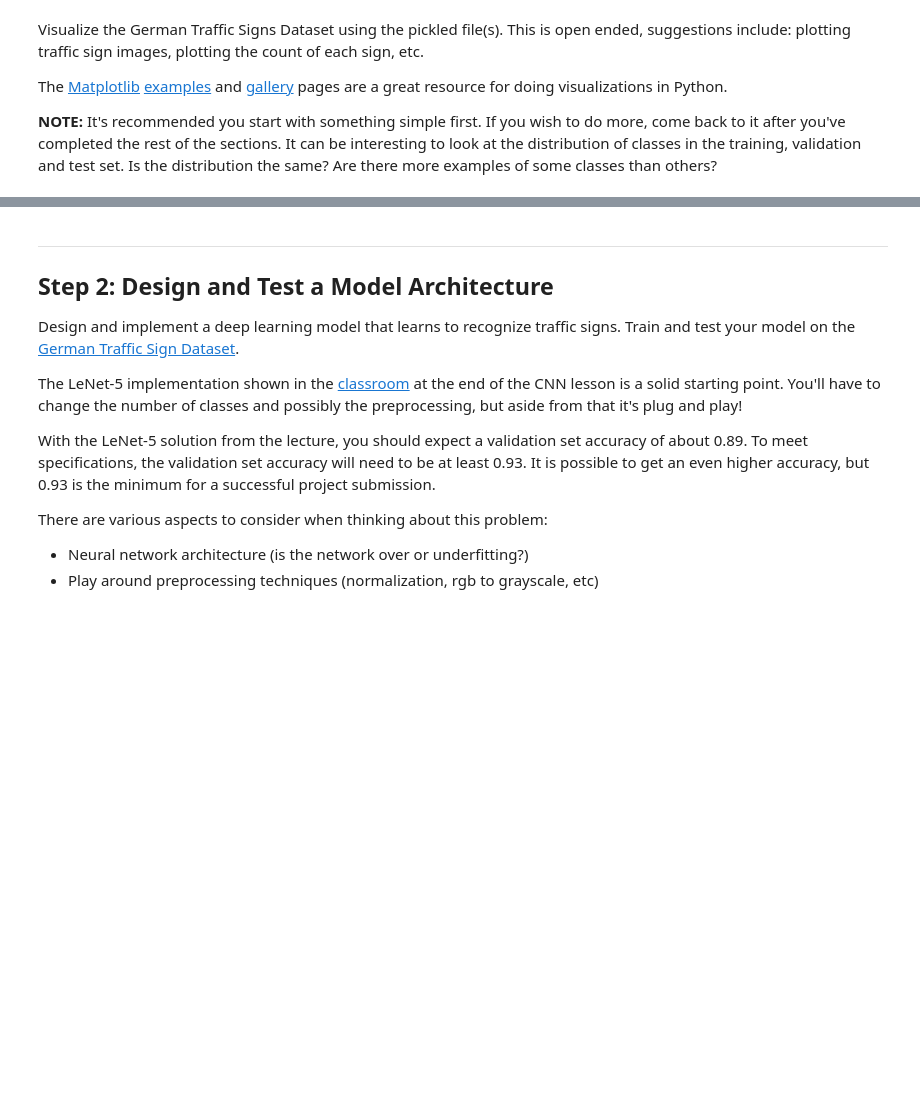
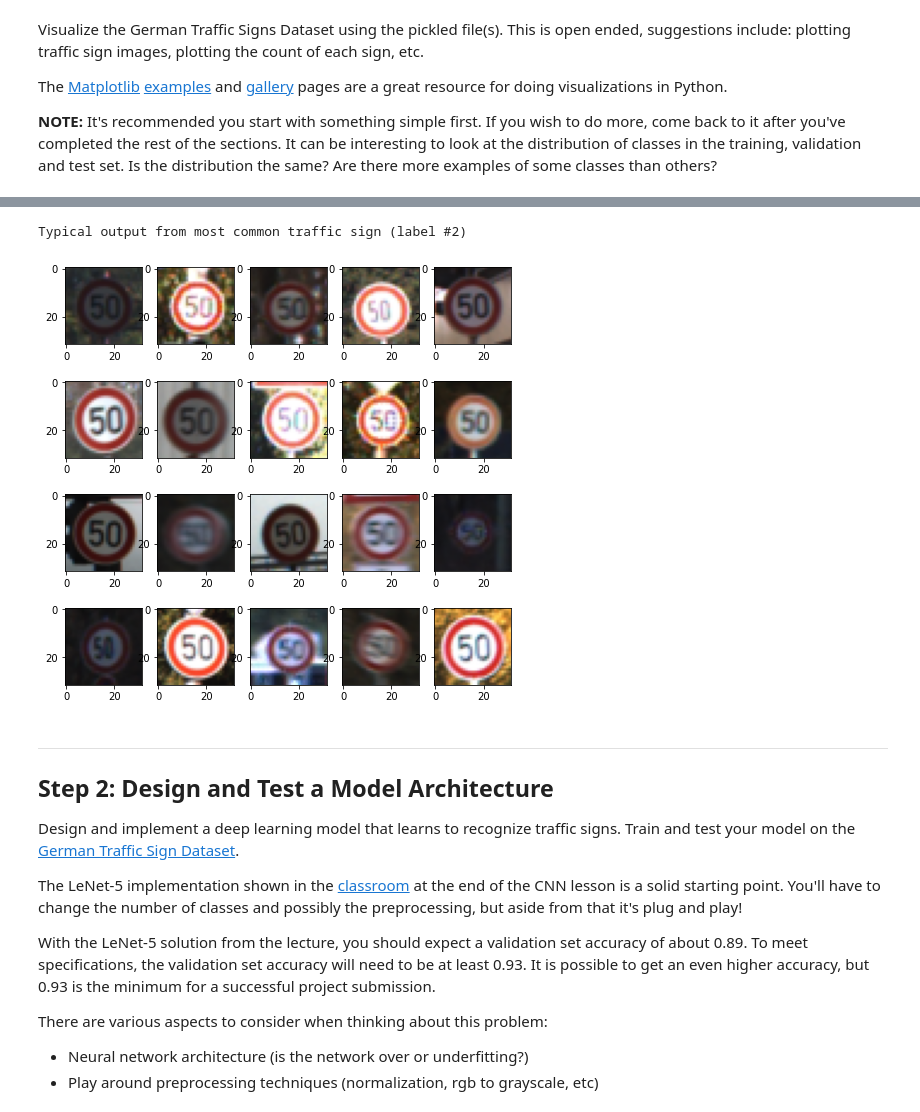
Before and after one commit to cristiandatum/Traffic_Sign_Classifier, a Jupyter notebook: Traffic_Sign_Classifier.ipynb, the cells around one changed output, grey strips where cells are left out. Saved outputs shown, nothing was run; the diff lists cells and outputs as text; code cells hidden in the pictures; blank space fills up the shorter version.

```diff
--- a/Traffic_Sign_Classifier.ipynb
+++ b/Traffic_Sign_Classifier.ipynb
@@ -152,0 +138,5 @@ plt.show()
+# %%
+#Creating dataframes for classes of training, validation and test data:
+df_train=pd.DataFrame(y_train,columns=['class'])
+df_valid=pd.DataFrame(y_valid,columns=['class'])
+df_test=pd.DataFrame(y_test,columns=['class'])
@@ -153,3 +177,22 @@ plt.show()
+# %%
+index_list = random.sample(list(df_train[df_train['class']==2].index), 20)
+# %%
+#Reference:
+#https://stackoverflow.com/questions/46615554/how-to-display-multiple-images-in-one-figure-correctly/46616645
+
+fig=plt.figure(figsize=(8, 8))
+columns = 5
+rows = 4
+
+print("Typical output from most common traffic sign (label #2):")
+for i in range(1, columns*rows +1):
+    img = X_train[index_list[i-1]]
+    fig.add_subplot(rows, columns, i)
+    plt.imshow(img)
+plt.show()
+# %% [output]
+Typical output from most common traffic sign (label #2)
+[figure, added]
 # %%
 ### Data exploration visualization code goes here.
 ### Feel free to use as many code cells as needed.
```
Also changed, not shown: parts of 7 cells of this notebook.
